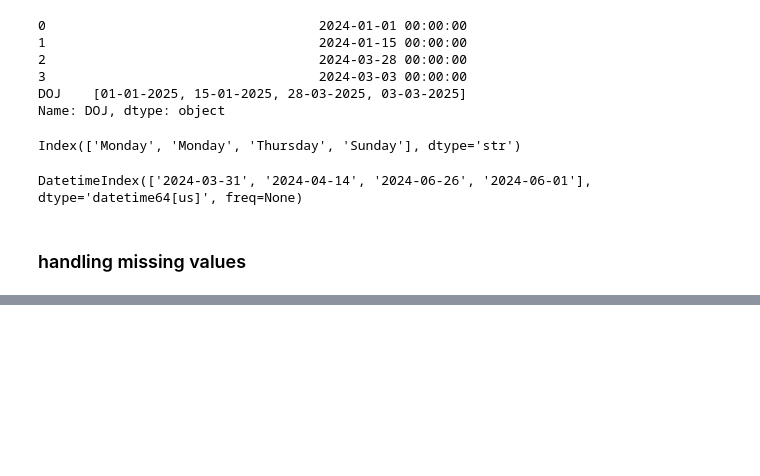
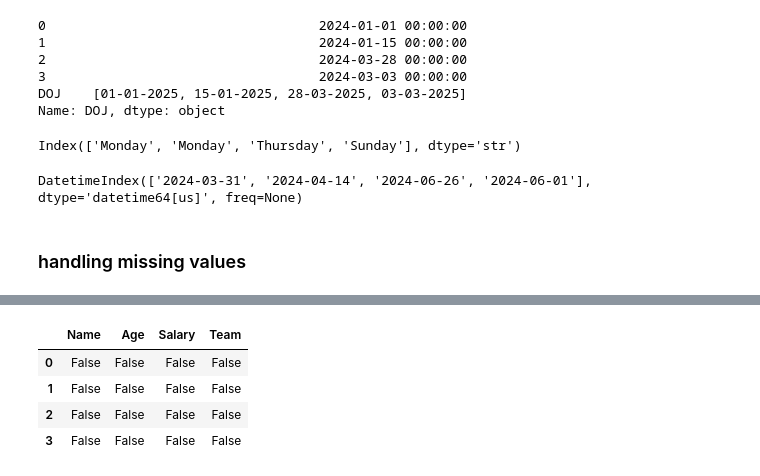
Before and after one commit to rahulgoraksha/python-revision-experiments, a Jupyter notebook: libraries/pandas.ipynb, the cells around one changed output, grey strips where cells are left out. Cells and saved outputs as stored; diff of their text form; code cells hidden in the pictures; blank space fills up the shorter version.

```diff
--- a/libraries/pandas.ipynb
+++ b/libraries/pandas.ipynb
@@ -406,0 +412,8 @@ DatetimeIndex(['2024-03-31', '2024-04-14', '2024-06-26', '2024-06-01'], dtype='d
+# %%
+df.isnull()     # determine the null value
+# %% [output]
+|  | Name | Age | Salary | Team |
+| 0 | False | False | False | False |
+| 1 | False | False | False | False |
+| 2 | False | False | False | False |
+| 3 | False | False | False | False |
```
Also changed, not shown: parts of 30 cells of this notebook, 1 other file.
